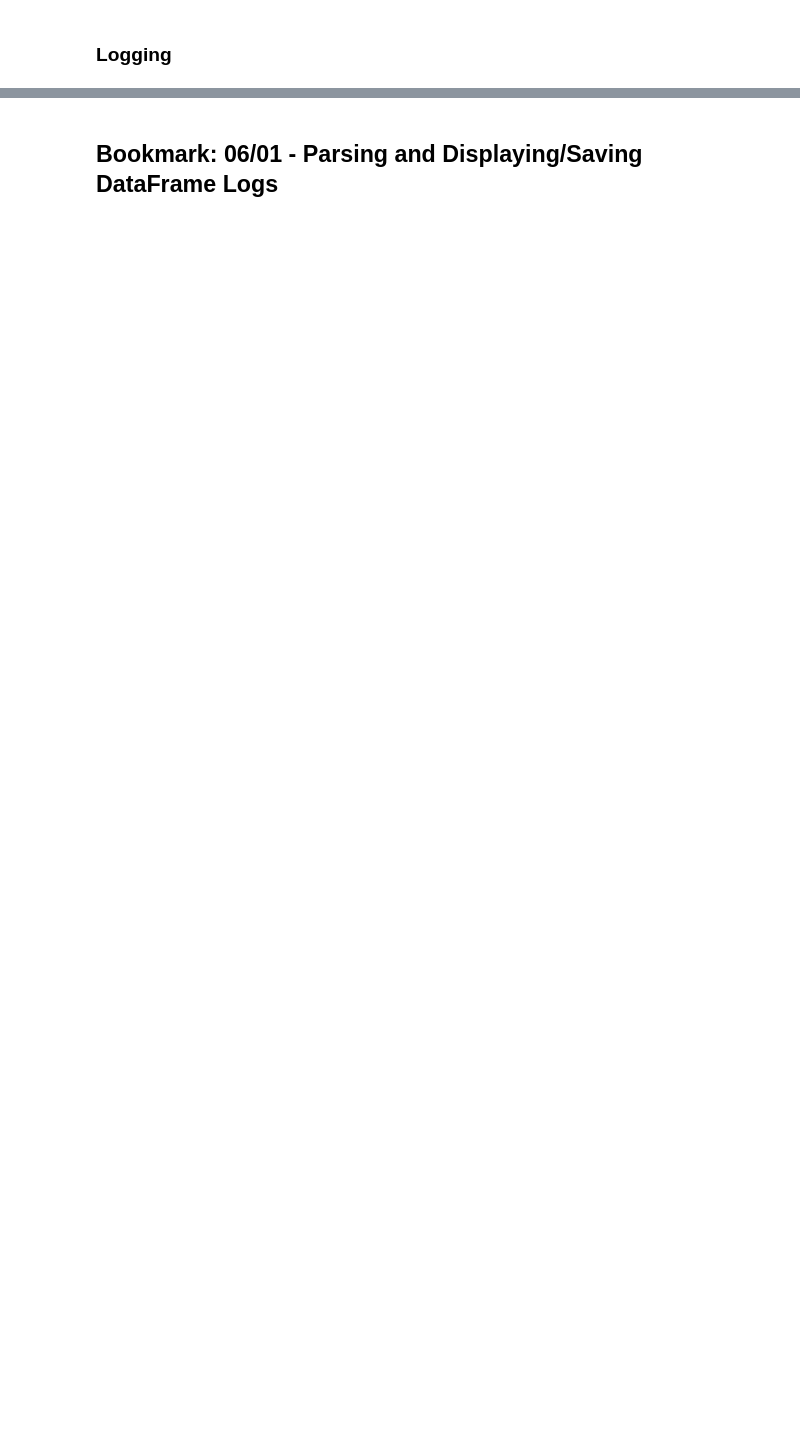
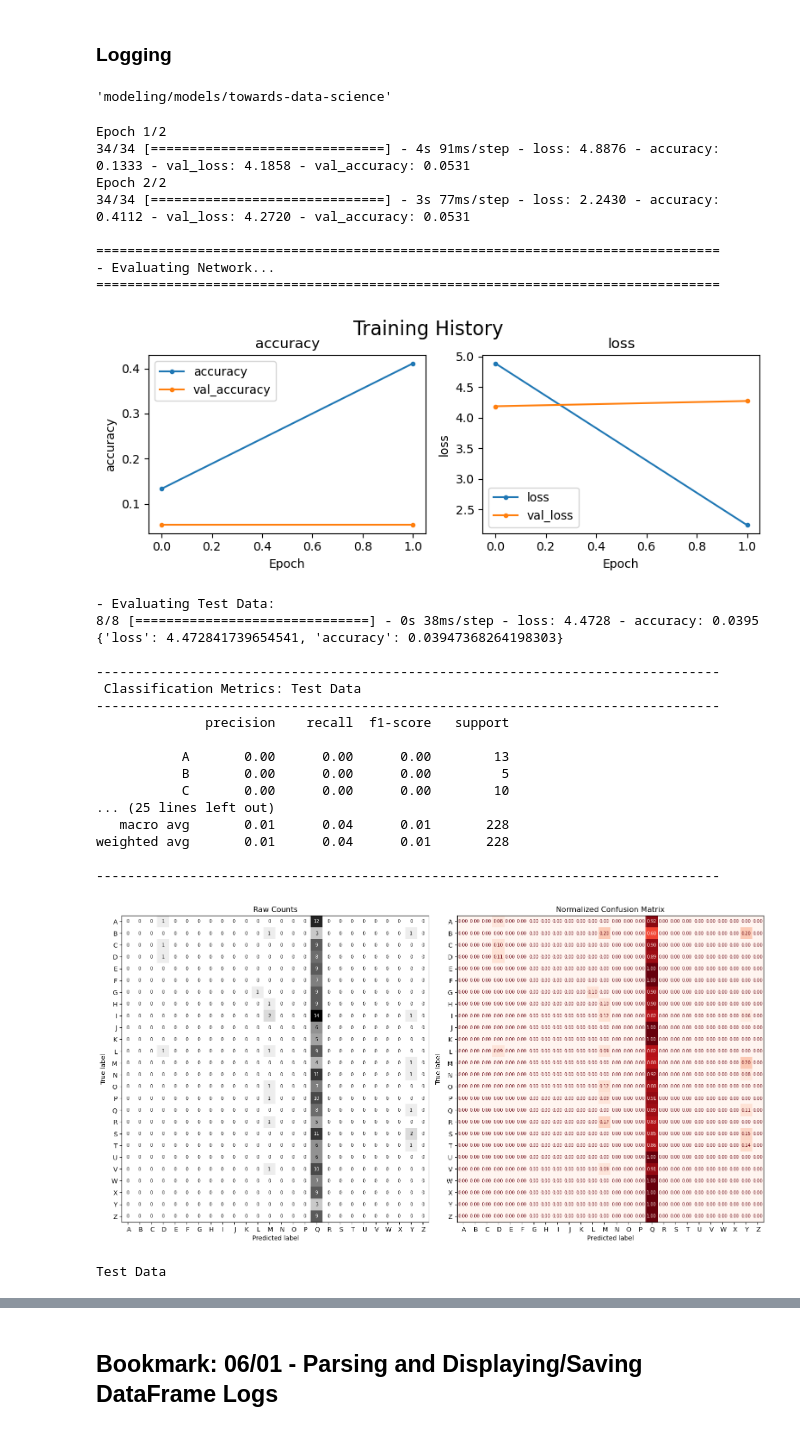
Before and after one commit to jirvingphd/computer-vision-american-sign-language, a Jupyter notebook: 01_ASL-Image-Prep.ipynb, the cells around one changed output, grey strips where cells are left out. Drawn from its saved outputs; the diff is of its cells as text; code cells hidden in the pictures; blank space fills up the shorter version.

Commit message:
save pre-testing logs

```diff
--- a/01_ASL-Image-Prep.ipynb
+++ b/01_ASL-Image-Prep.ipynb
@@ -589,13 +821,13 @@ def custom_evaluate_classification_network(model, X_test, history=None, figsize=
         results_dict, fig_dict = results_dict
 
 
-        if isinstance(results_dict, dict):
-            class_results = results_dict['test']['results-classes']
-            overall_results = results_dict['test']['results-overall']
-        else:
-            class_results = results_dict['test']['results-classes']
-            overall_results = None
-            # print(results_dict)
+        # if isinstance(results_dict, dict):
+        #     class_results = results_dict['test']['results-classes']
+        #     overall_results = results_dict['test']['results-overall']
+        # else:
+        #     class_results = results_dict['test']['results-classes']
+        #     overall_results = None
+        #     # print(results_dict)
     else:
         raise Exception("Results dict not a tuple")
     # elif isinstance(results_dict, dict):
@@ -692,0 +1086,7 @@ def fit_log_model(model, train_dataset, val_dataset, test_dataset, epochs=EPOCHS
+# %%
+
+model_dir = os.path.join("modeling/models" , model.name)
+model_dir
+# os.path.dirname(model_dir)
+# %% [output]
+'modeling/models/towards-data-science'
@@ -706,0 +1107,36 @@ model_results = fit_log_model(model, train_dataset, val_dataset, test_dataset, e
+# %%
+%%time
+# Baseline model
+model_dir = FPATHS['modeling']['model_dir']
+model = make_model(show_summary=False, use_schedule=False)
+model_results = fit_log_model(model, train_dataset, val_dataset, test_dataset, epochs=EPOCHS, patience=PATIENCE,save_results=True,model_directory=model_dir)
+model_results.keys()
+# %% [output]
+Epoch 1/2
+34/34 [==============================] - 4s 91ms/step - loss: 4.8876 - accuracy: 0.1333 - val_loss: 4.1858 - val_accuracy: 0.0531
+Epoch 2/2
+34/34 [==============================] - 3s 77ms/step - loss: 2.2430 - accuracy: 0.4112 - val_loss: 4.2720 - val_accuracy: 0.0531
+
+================================================================================
+- Evaluating Network...
+================================================================================
+[figure, added]
+- Evaluating Test Data:
+8/8 [==============================] - 0s 38ms/step - loss: 4.4728 - accuracy: 0.0395
+{'loss': 4.472841739654541, 'accuracy': 0.03947368264198303}
+
+--------------------------------------------------------------------------------
+ Classification Metrics: Test Data
+--------------------------------------------------------------------------------
+              precision    recall  f1-score   support
+
+           A       0.00      0.00      0.00        13
+           B       0.00      0.00      0.00         5
+           C       0.00      0.00      0.00        10
+... (25 lines left out)
+   macro avg       0.01      0.04      0.01       228
+weighted avg       0.01      0.04      0.01       228
+
+--------------------------------------------------------------------------------
+[figure, added]
+Test Data
```
Also changed, not shown: parts of 52 cells of this notebook, 8 other files.
